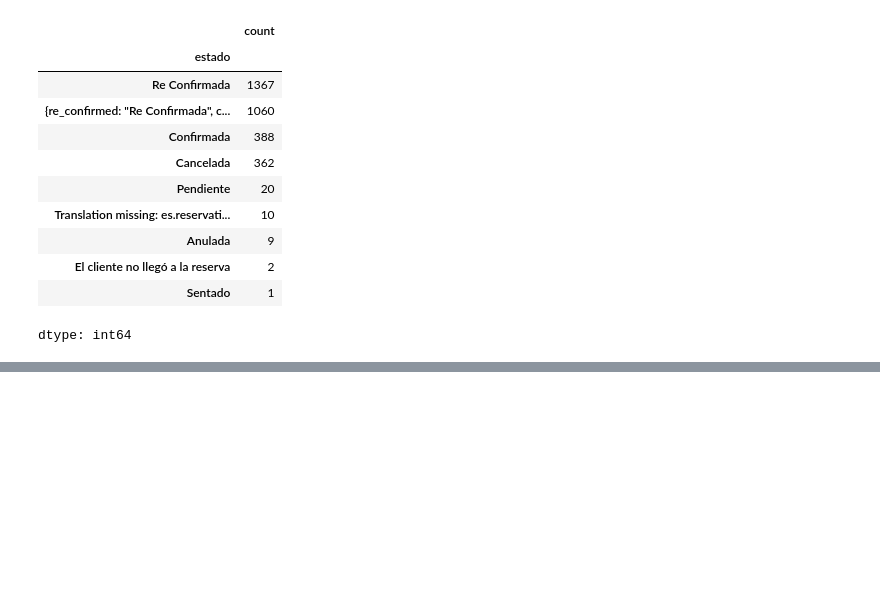
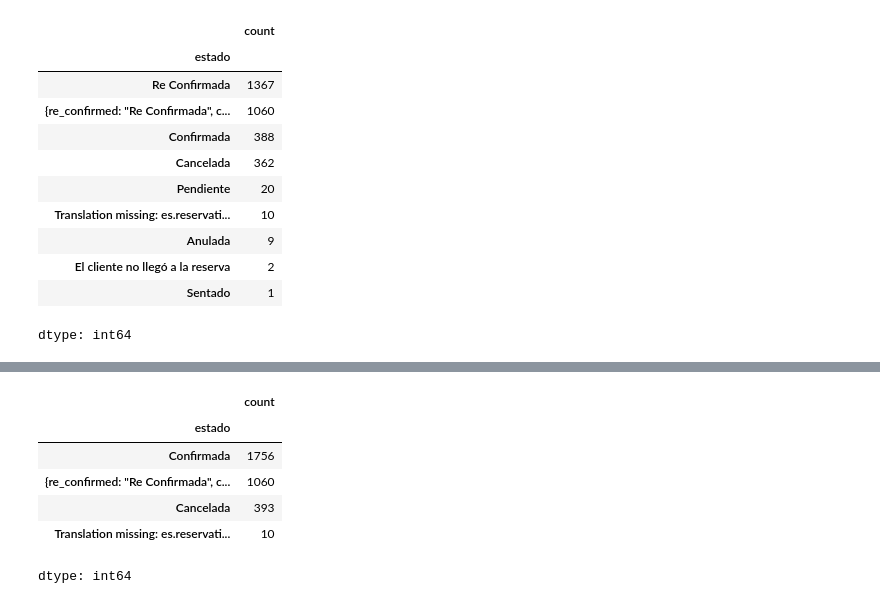
Before and after one commit to salazarcristian1014/restaurant-cancelation-project, a Jupyter notebook: notebooks/01_data_cleaning_and_optimization.ipynb, the cells around one changed output, grey strips where cells are left out. Drawn from its saved outputs; the diff is of its cells as text; code cells hidden in the pictures; blank space fills up the shorter version.

```diff
--- a/notebooks/01_data_cleaning_and_optimization.ipynb
+++ b/notebooks/01_data_cleaning_and_optimization.ipynb
@@ -436,0 +441,12 @@ dtype: int64
+# %%
+#Antes de iniciar con la limpieza que comentamos en el paso anterior vamos a cambiar los datos que ya tenemos a solo 2 opciones ("Confirmada y Cancelada")
+df['estado']=df['estado'].replace({'Re Confirmada': 'Confirmada' , 'Sentado' : 'Confirmada' ,'El cliente no llegó a la reserva' : 'Cancelada' , 'Anulada' : 'Cancelada' , 'Pendiente' : 'Cancelada'})
+df['estado'].value_counts()
+# %% [output]
+|  | count |
+| estado |  |
+| Confirmada | 1756 |
+| {re_confirmed: "Re Confirmada", c... | 1060 |
+| Cancelada | 393 |
+| Translation missing: es.reservati... | 10 |
+dtype: int64
```
Also changed, not shown: parts of 13 cells of this notebook.
